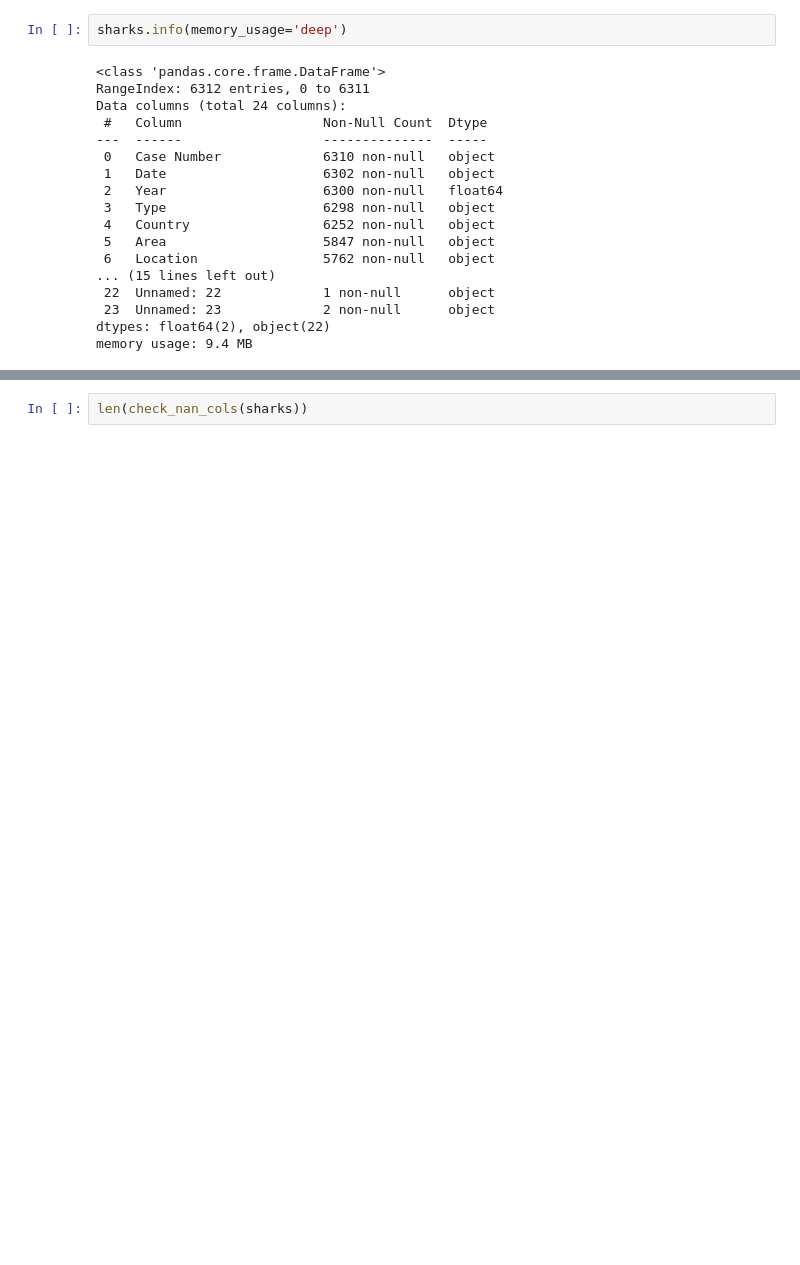
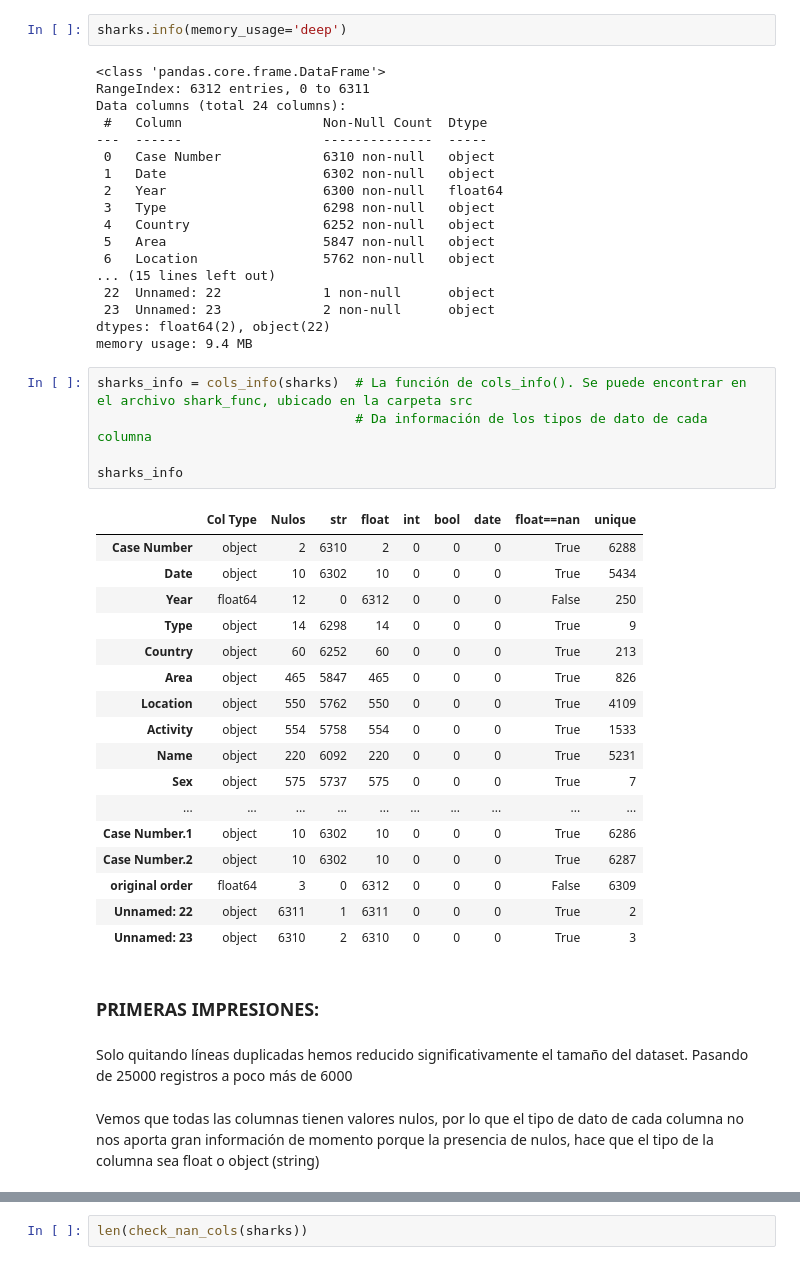
Before and after one commit to gusavato/1_IRONHACK_Sharks, a Jupyter notebook: jupyter/main.ipynb, the cells around one changed output, grey strips where cells are left out. Drawn from its saved outputs; the diff is of its cells as text; blank space fills up the shorter version.

```diff
--- a/jupyter/main.ipynb
+++ b/jupyter/main.ipynb
@@ -100,3 +86,32 @@ Data columns (total 24 columns):
  23  Unnamed: 23             2 non-null      object
 dtypes: float64(2), object(22)
 memory usage: 9.4 MB
+# %%
+sharks_info = cols_info(sharks)  # La función de cols_info(). Se puede encontrar en el archivo shark_func, ubicado en la carpeta src
+                                 # Da información de los tipos de dato de cada columna
+
+sharks_info
+# %% [output]
+|  | Col Type | Nulos | str | float | int | bool | date | float==nan | unique |
+| Case Number | object | 2 | 6310 | 2 | 0 | 0 | 0 | True | 6288 |
+| Date | object | 10 | 6302 | 10 | 0 | 0 | 0 | True | 5434 |
+| Year | float64 | 12 | 0 | 6312 | 0 | 0 | 0 | False | 250 |
+| Type | object | 14 | 6298 | 14 | 0 | 0 | 0 | True | 9 |
+| Country | object | 60 | 6252 | 60 | 0 | 0 | 0 | True | 213 |
+| Area | object | 465 | 5847 | 465 | 0 | 0 | 0 | True | 826 |
+| Location | object | 550 | 5762 | 550 | 0 | 0 | 0 | True | 4109 |
+| Activity | object | 554 | 5758 | 554 | 0 | 0 | 0 | True | 1533 |
+| Name | object | 220 | 6092 | 220 | 0 | 0 | 0 | True | 5231 |
+| Sex | object | 575 | 5737 | 575 | 0 | 0 | 0 | True | 7 |
+| ... | ... | ... | ... | ... | ... | ... | ... | ... | ... |
+| Case Number.1 | object | 10 | 6302 | 10 | 0 | 0 | 0 | True | 6286 |
+| Case Number.2 | object | 10 | 6302 | 10 | 0 | 0 | 0 | True | 6287 |
+| original order | float64 | 3 | 0 | 6312 | 0 | 0 | 0 | False | 6309 |
+| Unnamed: 22 | object | 6311 | 1 | 6311 | 0 | 0 | 0 | True | 2 |
+| Unnamed: 23 | object | 6310 | 2 | 6310 | 0 | 0 | 0 | True | 3 |
+# %% [markdown]
+### PRIMERAS IMPRESIONES:
+# %% [markdown]
+Solo quitando líneas duplicadas hemos reducido significativamente el tamaño del dataset. Pasando de 25000 registros a poco más de 6000
+# %% [markdown]
+Vemos que todas las columnas tienen valores nulos, por lo que el tipo de dato de cada columna no nos aporta gran información de momento porque la presencia de nulos, hace que el tipo de la columna sea float o object (string)
```
Also changed, not shown: parts of 17 cells of this notebook, 2 other files.
